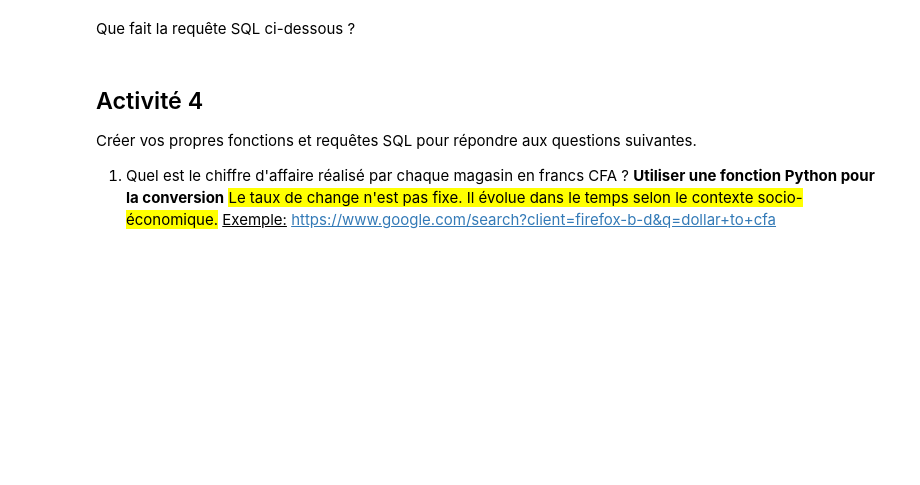
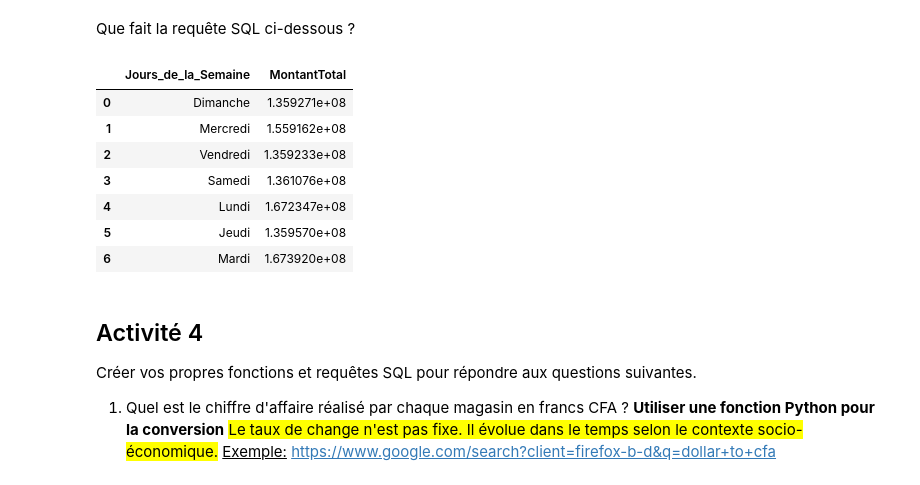
Before and after one commit to Yunpei24/BigDataBase, a Jupyter notebook: TP4_Programmation_avancée_avec_Spark_SQL.ipynb, the cells around one changed output. Cells and saved outputs as stored; diff of their text form; code cells hidden in the pictures; blank space fills up the shorter version.

```diff
--- a/TP4_Programmation_avancée_avec_Spark_SQL.ipynb
+++ b/TP4_Programmation_avancée_avec_Spark_SQL.ipynb
@@ -258,7 +244,16 @@ spark.udf.register("weekDayName", weekDayName, StringType())
 Que fait la requête SQL ci-dessous ?
 # %%
 %%sql
-SELECT weekDayName(date_format(date, 'F')), SUM(montant) AS MontantTotal FROM purchases GROUP BY date_format(date, 'F')
+SELECT weekDayName(date_format(date, 'F')) AS Jours_de_la_Semaine, SUM(montant) AS MontantTotal FROM purchases GROUP BY date_format(date, 'F')
+# %% [output]
+|  | Jours_de_la_Semaine | MontantTotal |
+| 0 | Dimanche | 1.359271e+08 |
+| 1 | Mercredi | 1.559162e+08 |
+| 2 | Vendredi | 1.359233e+08 |
+| 3 | Samedi | 1.361076e+08 |
+| 4 | Lundi | 1.672347e+08 |
+| 5 | Jeudi | 1.359570e+08 |
+| 6 | Mardi | 1.673920e+08 |
 # %% [markdown]
 ## Activité 4
 Créer vos propres fonctions et requêtes SQL pour répondre aux questions suivantes.
```
Also changed, not shown: parts of 15 cells of this notebook.
